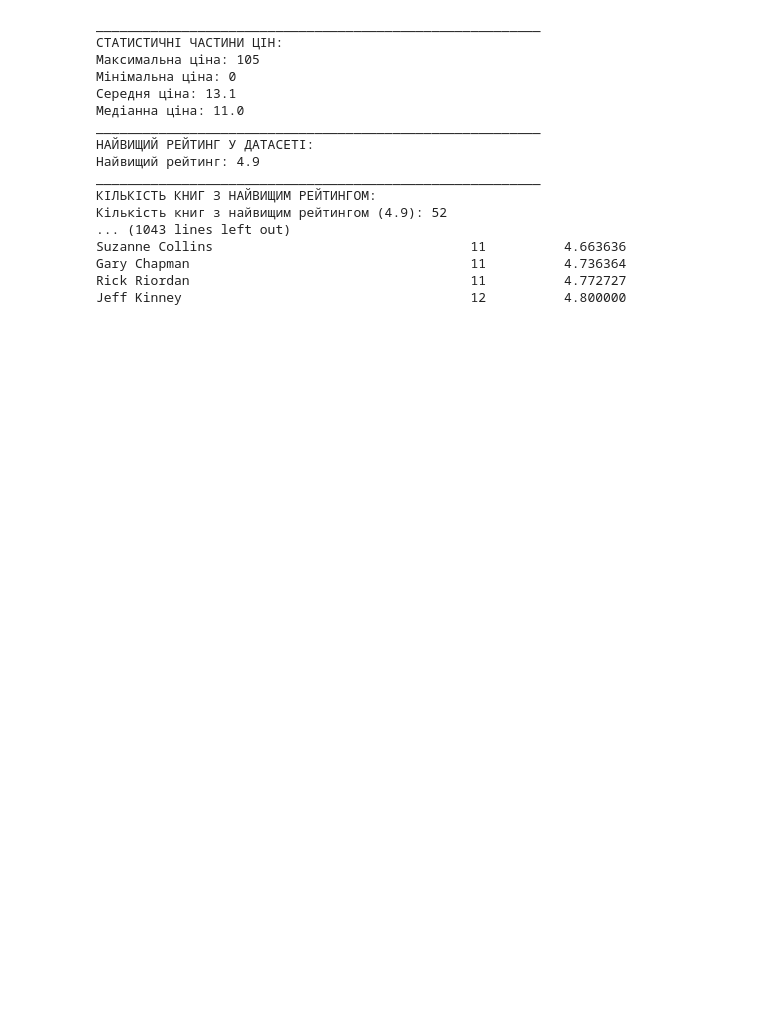
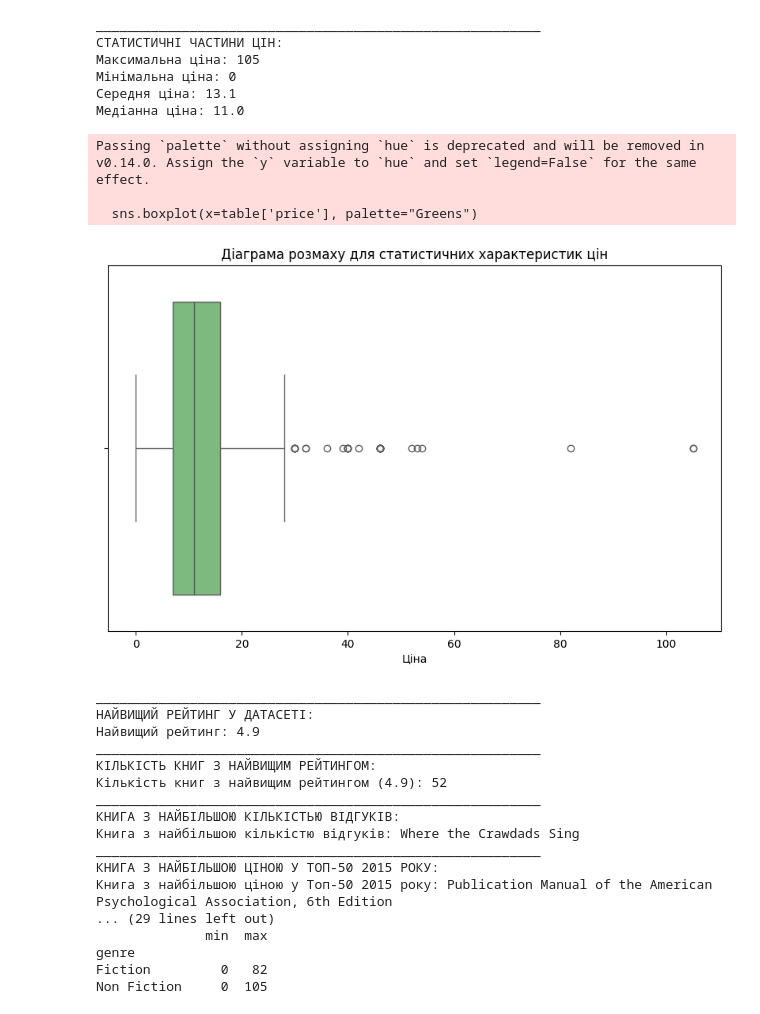
Before and after one commit to VolodymyrRiz/HWDS-Rizun, a Jupyter notebook: Hw2.3.ipynb, the cells around one changed output. Cells and saved outputs as stored; diff of their text form; code cells hidden in the pictures; blank space fills up the shorter version.

```diff
--- a/Hw2.3.ipynb
+++ b/Hw2.3.ipynb
@@ -3,6 +3,7 @@
 import pandas as pd # type: ignore
 import numpy as np # type: ignore
 import matplotlib.pyplot as plt
+import seaborn as sns
 
 # Завантажте CSV-файл у DataFrame pandas з використанням кодування cp1251
 table = pd.read_csv('bestsellers with categories.csv')
@@ -19,6 +20,14 @@ print("ІНФОРМАЦІЯ ПРО ТАБЛИЦЮ:")
 rows, columns = table.shape
 print(f"Кількість рядків: {rows}")
 print(f"Кількість стовпців: {columns}")
+
+# Унікальні книги
+unique_books = table.drop_duplicates(subset=['name', 'author'])
+
+# Виведіть кількість унікальних книг
+print('_________________________________________________________')
+print("КІЛЬКІСТЬ УНІКАЛЬНИХ КНИГ:")
+print(f"Кількість унікальних книг: {len(unique_books)}")
 
 # Кількість пропусків в кожному стовпці
 missing = table.isna().sum()
@@ -67,6 +76,13 @@ print(f"Максимальна ціна: {max_price}")
 print(f"Мінімальна ціна: {min_price}")
 print(f"Середня ціна: {mean_price}")
 print(f"Медіанна ціна: {median_price}")
+
+# Діаграма розмаху для статистичних характеристик цін
+plt.figure(figsize=(10, 6))
+sns.boxplot(x=table['price'], palette="Greens")
+plt.title('Діаграма розмаху для статистичних характеристик цін')
+plt.xlabel('Ціна')
+plt.show()
 
 # Найвищий рейтинг
 max_rating = table['user_rating'].max()
@@ -141,6 +157,20 @@ print('_________________________________________________________')
 print("МАКСИМАЛЬНІ ТА МІНІМАЛЬНІ ЦІНИ ДЛЯ КОЖНОГО ЖАНРУ:")
 print(price_ranges)
 
+# Діаграма лінійчата для максимальних та мінімальних цін для кожного жанру
+# Перед тим, як побудувати лінійчку, вам потрібно перетворити price_ranges на правильний формат
+price_ranges_long = price_ranges.stack().reset_index()
+price_ranges_long.columns = ['Жанр', 'Тип', 'Ціна']
+
+plt.figure(figsize=(10, 6))
+sns.lineplot(data=price_ranges_long, x='Жанр', y='Ціна', hue='Тип', style='Тип')
+plt.title('Лінійчата діаграма для максимальних та мінімальних цін для кожного жанру')
+plt.xlabel('Жанр')
+plt.ylabel('Ціна')
+plt.legend(title='Тип ціни')
+plt.xticks(rotation=45)  # Для зручності можна повернути мітки на 45 градусів
+plt.show()
+
 # Групування за автором та підрахунок кількості книг для кожного автора
 book_counts = table.groupby('author').agg({'name': 'count'})
 
@@ -177,7 +207,7 @@ print("СТАТИСТИКА за зростаючою кількістю кни
 print(author_stats_sorted)
 
 
-# Відповідь: Про скільки книг зберігає дані датасет? Про 550 книг, деякі книги можуть повторюватися, якщо вони були в Топ-50 у різні роки
+# Відповідь: Про скільки книг зберігає дані датасет? Про 351 книгу
 # Відповідь: Чи є в якихось змінних пропуски? (Так / ні) НІ
 # Відповідь: Які є унікальні жанри? ['Non Fiction' 'Fiction']
 # Відповідь: Максимальна ціна? 105
@@ -234,22 +264,32 @@ _________________________________________________________
 dtype: int64
 _________________________________________________________
 УНІКАЛЬНІ ЗНАЧЕННЯ В КОЛОНЦІ ЖАНРУ:
 ['Non Fiction' 'Fiction']
 [figure]
 _________________________________________________________
 СТАТИСТИЧНІ ЧАСТИНИ ЦІН:
 Максимальна ціна: 105
 Мінімальна ціна: 0
 Середня ціна: 13.1
 Медіанна ціна: 11.0
-_________________________________________________________
-НАЙВИЩИЙ РЕЙТИНГ У ДАТАСЕТІ:
-Найвищий рейтинг: 4.9
-_________________________________________________________
-КІЛЬКІСТЬ КНИГ З НАЙВИЩИМ РЕЙТИНГОМ:
-Кількість книг з найвищим рейтингом (4.9): 52
-... (1043 lines left out)
-Suzanne Collins                                 11          4.663636
-Gary Chapman                                    11          4.736364
-Rick Riordan                                    11          4.772727
-Jeff Kinney                                     12          4.800000
+Passing `palette` without assigning `hue` is deprecated and will be removed in v0.14.0. Assign the `y` variable to `hue` and set `legend=False` for the same effect.
+
+  sns.boxplot(x=table['price'], palette="Greens")
+[figure, added]
+_________________________________________________________
+НАЙВИЩИЙ РЕЙТИНГ У ДАТАСЕТІ:
+Найвищий рейтинг: 4.9
+_________________________________________________________
+КІЛЬКІСТЬ КНИГ З НАЙВИЩИМ РЕЙТИНГОМ:
+Кількість книг з найвищим рейтингом (4.9): 52
+_________________________________________________________
+КНИГА З НАЙБІЛЬШОЮ КІЛЬКІСТЬЮ ВІДГУКІВ:
+Книга з найбільшою кількістю відгуків: Where the Crawdads Sing
+_________________________________________________________
+КНИГА З НАЙБІЛЬШОЮ ЦІНОЮ У ТОП-50 2015 РОКУ:
+Книга з найбільшою ціною у Топ-50 2015 року: Publication Manual of the American Psychological Association, 6th Edition
+... (29 lines left out)
+              min  max
+genre
+Fiction         0   82
+Non Fiction     0  105
```
Also changed, not shown: parts of 1 cell of this notebook, 2 other files.
